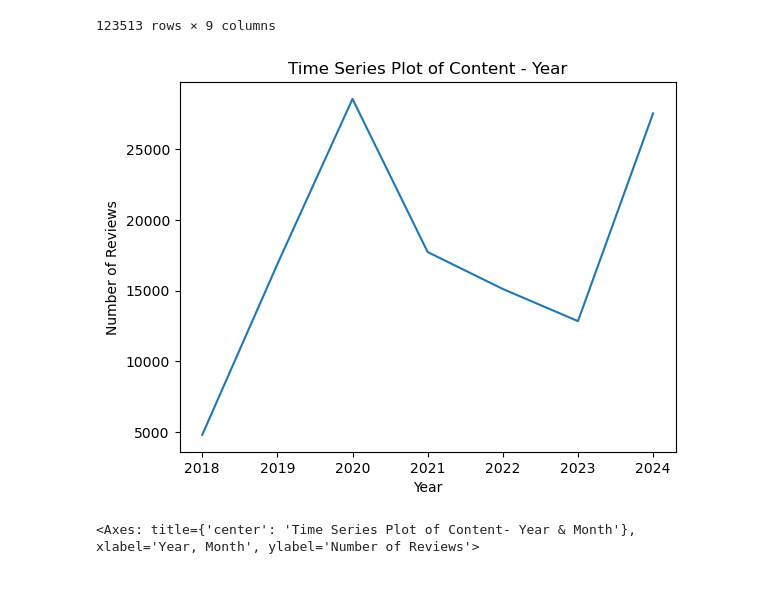
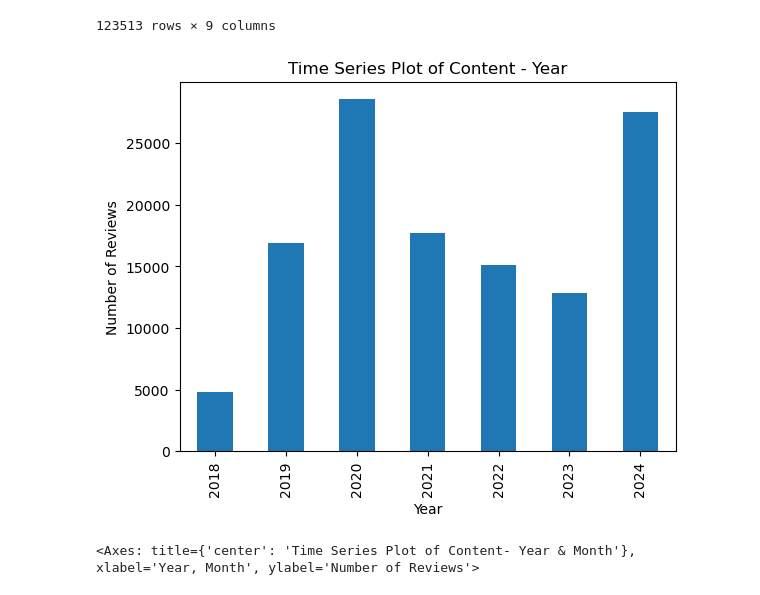
Before and after one commit to babli18/comment-classifier, a Jupyter notebook: dataset_preprocessing.ipynb, the cells around one changed output. Saved outputs shown, nothing was run; the diff lists cells and outputs as text; code cells hidden in the pictures.

```diff
--- a/dataset_preprocessing.ipynb
+++ b/dataset_preprocessing.ipynb
@@ -121,10 +121,10 @@ filtered_df
 123513 rows × 9 columns
 # %%
 time_series = filtered_df.groupby('year').size()
-time_series.plot(kind='line', title='Time Series Plot of Content - Year', xlabel='Year', ylabel='Number of Reviews')
+time_series.plot(kind='bar', title='Time Series Plot of Content - Year', xlabel='Year', ylabel='Number of Reviews')
 plt.show()
 # %% [output]
-[figure, old version]
+[figure, new version]
 # %%
 plt.figure(figsize=(10,6))
 filtered_df.groupby(['year','month']).size().plot(kind='line', title='Time Series Plot of Content- Year & Month', xlabel='Year, Month', ylabel='Number of Reviews')
```
Also changed, not shown: parts of 16 cells of this notebook.
